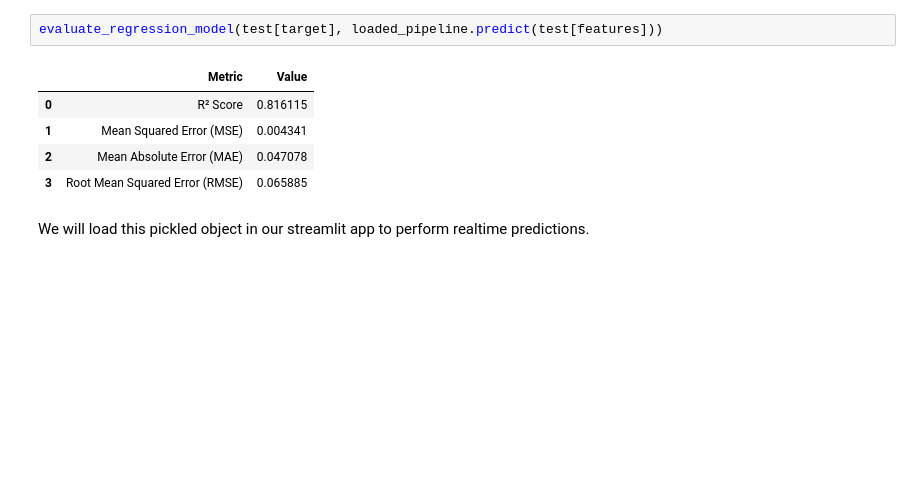
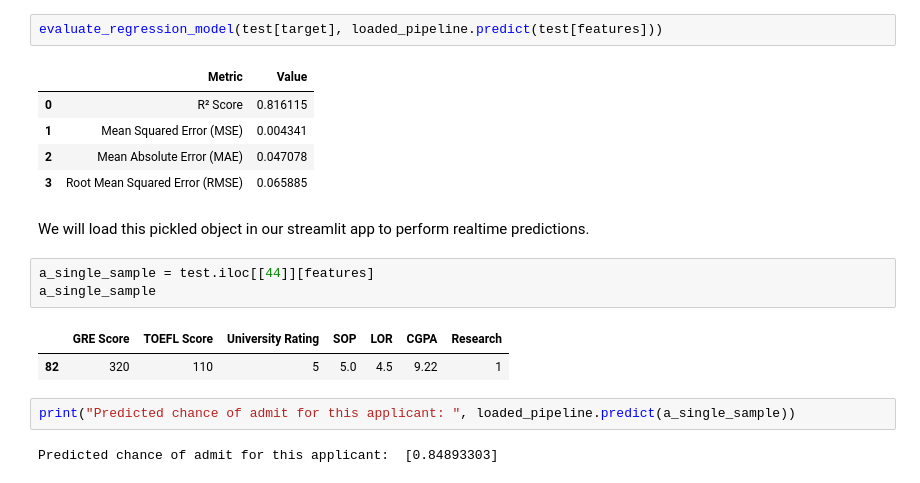
Before and after one commit to SujanNeupane42/DATA-601-Group-Project, a Jupyter notebook: modelling.ipynb, the cells around one changed output. Cells and saved outputs as stored; diff of their text form; blank space fills up the shorter version.

```diff
--- a/modelling.ipynb
+++ b/modelling.ipynb
@@ -293,3 +307,13 @@ evaluate_regression_model(test[target], loaded_pipeline.predict(test[features]))
 | 3 | Root Mean Squared Error (RMSE) | 0.065885 |
 # %% [markdown]
 We will load this pickled object in our streamlit app to perform realtime predictions.
+# %%
+a_single_sample = test.iloc[[44]][features]
+a_single_sample
+# %% [output]
+|  | GRE Score | TOEFL Score | University Rating | SOP | LOR | CGPA | Research |
+| 82 | 320 | 110 | 5 | 5.0 | 4.5 | 9.22 | 1 |
+# %%
+print("Predicted chance of admit for this applicant: ", loaded_pipeline.predict(a_single_sample))
+# %% [output]
+Predicted chance of admit for this applicant:  [0.84893303]
```
Also changed, not shown: parts of 1 cell of this notebook.
